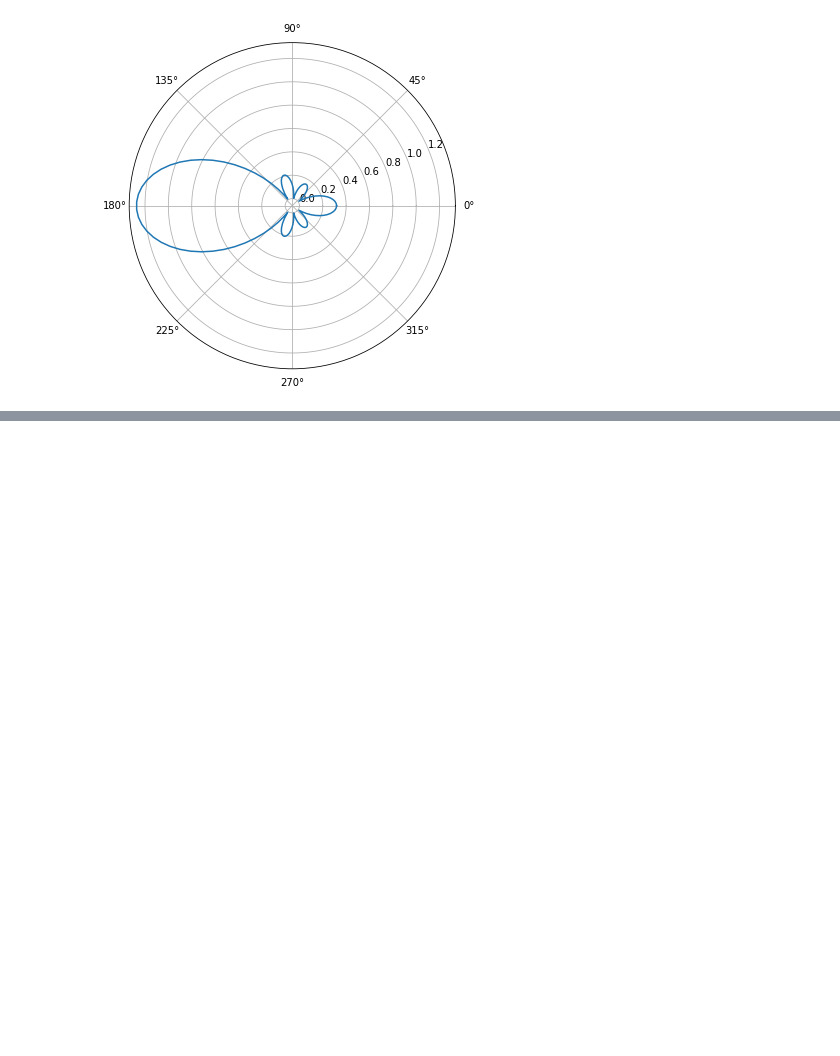
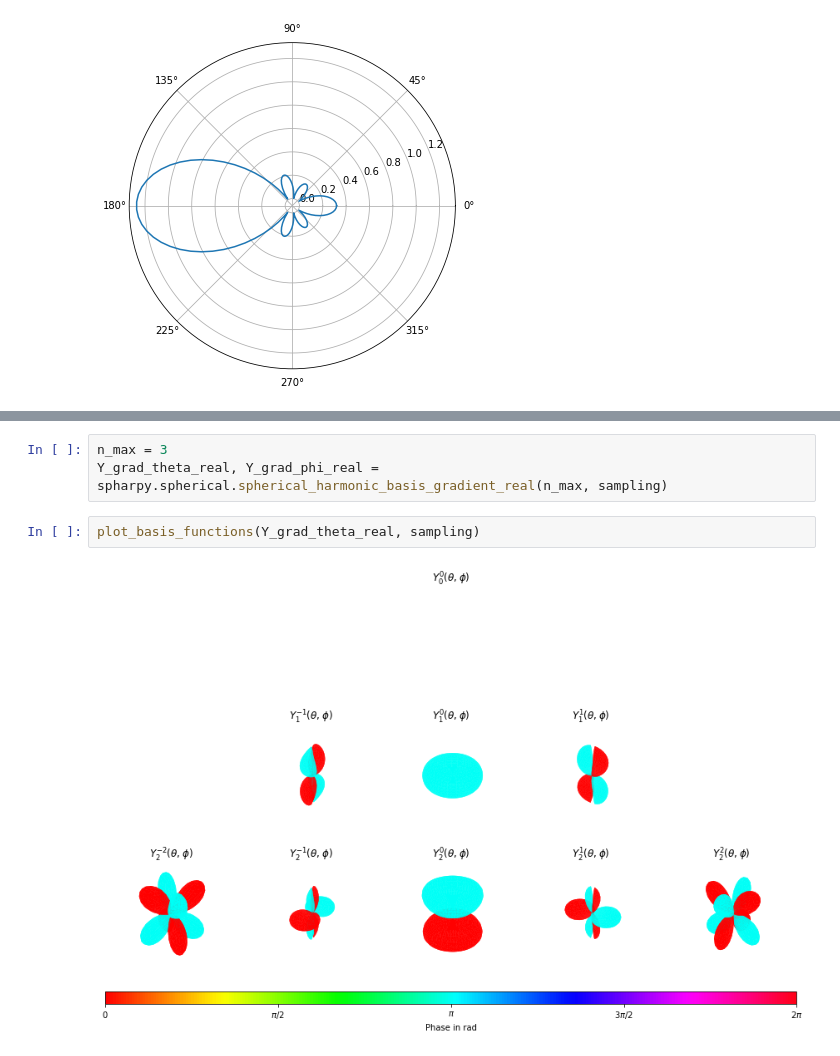
Before and after one commit to pyfar/spharpy, a Jupyter notebook: examples/spherical_harmonics.ipynb, the cells around one changed output, grey strips where cells are left out. Saved outputs shown, nothing was run; the diff lists cells and outputs as text; blank space fills up the shorter version.

```diff
--- a/examples/spherical_harmonics.ipynb
+++ b/examples/spherical_harmonics.ipynb
@@ -137,0 +161,7 @@ ax.plot(circle.azimuth, np.abs(c_delta_x_circle))
+# %%
+n_max = 3
+Y_grad_theta_real, Y_grad_phi_real = spharpy.spherical.spherical_harmonic_basis_gradient_real(n_max, sampling)
+# %%
+plot_basis_functions(Y_grad_theta_real, sampling)
+# %% [output]
+[figure, added]
```
Also changed, not shown: parts of 13 cells of this notebook.
